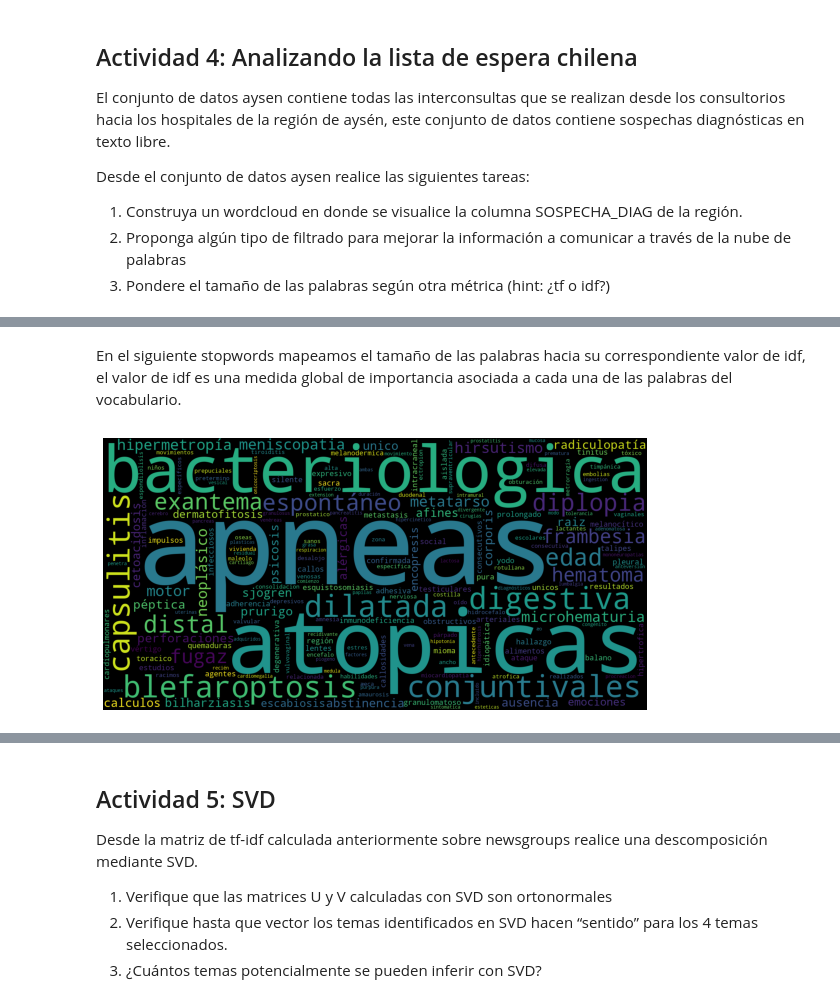
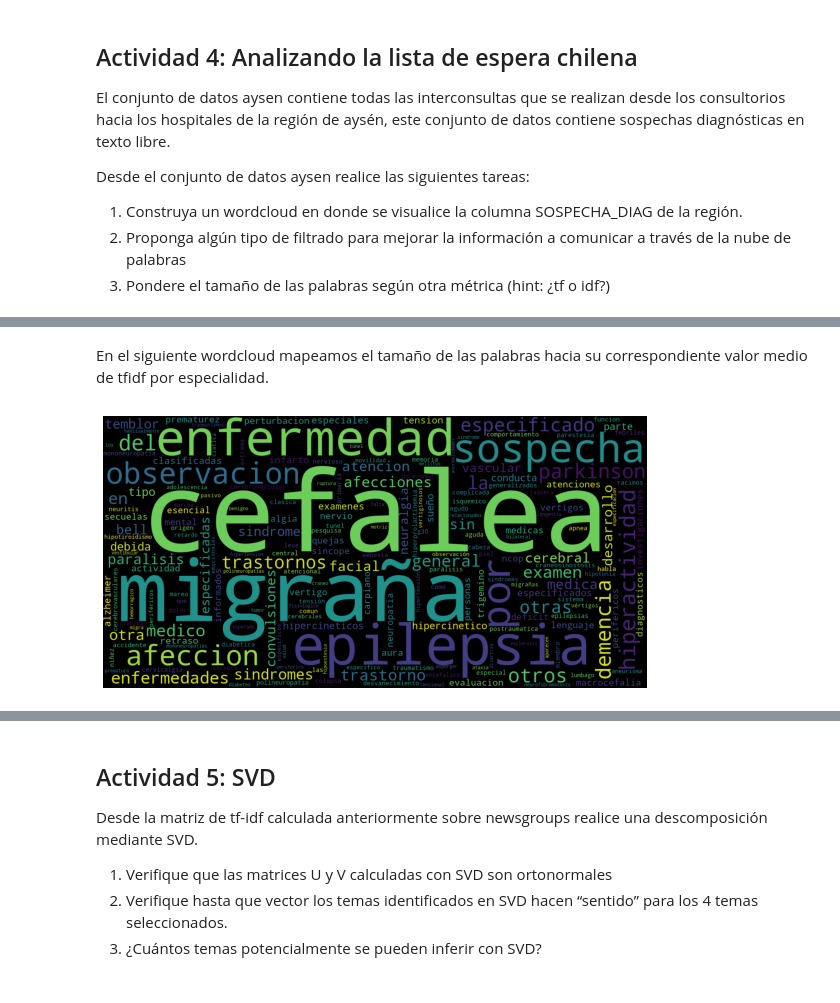
Before and after one commit to fvillena/dcc-ia-nlp, a Jupyter notebook: 2-sw-lem-stem-wc-tfidf-svd-sol.ipynb, the cells around one changed output, grey strips where cells are left out. Saved outputs shown, nothing was run; the diff lists cells and outputs as text; code cells hidden in the pictures.

```diff
--- a/2-sw-lem-stem-wc-tfidf-svd-sol.ipynb
+++ b/2-sw-lem-stem-wc-tfidf-svd-sol.ipynb
@@ -323,17 +323,21 @@ plt.show()
 # %%
-tfidf_vectorizer_aysen = sklearn.feature_extraction.text.TfidfVectorizer(stop_words="english",min_df=0.0001)
+tfidf_vectorizer_aysen = sklearn.feature_extraction.text.TfidfVectorizer(stop_words="english",max_df=0.20)
 x_aysen = tfidf_vectorizer_aysen.fit_transform(aysen.SOSPECHA_DIAG)
-idf_dict_aysen = dict(zip(tfidf_vectorizer_aysen.get_feature_names(),tfidf_vectorizer_aysen.idf_))
 # %% [markdown]
-En el siguiente stopwords mapeamos el tamaño de las palabras hacia su correspondiente valor de idf, el valor de idf es una medida global de importancia asociada a cada una de las palabras del vocabulario.
+En el siguiente wordcloud mapeamos el tamaño de las palabras hacia su correspondiente valor medio de tfidf por especialidad.
 # %%
-wc = wordcloud.WordCloud(width=1600, height=800).generate_from_frequencies(idf_dict_aysen)
-plt.figure(figsize=(10,5))
-plt.imshow(wc)
-plt.axis("off")
-plt.show()
+def plot_wordcloud_from_specialty(specialty):
+  tfidf_dict = dict(zip(tfidf_vectorizer_aysen.get_feature_names(),x_aysen.toarray()[aysen.PRESTA_EST == specialty].mean(0).reshape(-1,)))
+  tfidf_dict = {word:val for word,val in tfidf_dict.items() if val > 0}
+  wc = wordcloud.WordCloud(width=1600, height=800).generate_from_frequencies(tfidf_dict)
+  plt.figure(figsize=(10,5))
+  plt.imshow(wc)
+  plt.axis("off")
+  plt.show()
-# %% [output]
-[figure, removed]
+# %%
+plot_wordcloud_from_specialty("NEUROLOGIA")
+# %% [output]
+[figure, added]
 # %%
 !wget https://images.fineartamerica.com/images/artworkimages/mediumlarge/1/minimalist-swiss-cross-pattern-black-on-white-studio-grafiikka.jpg
 # %% [output]
```
Also changed, not shown: parts of 12 cells of this notebook.
